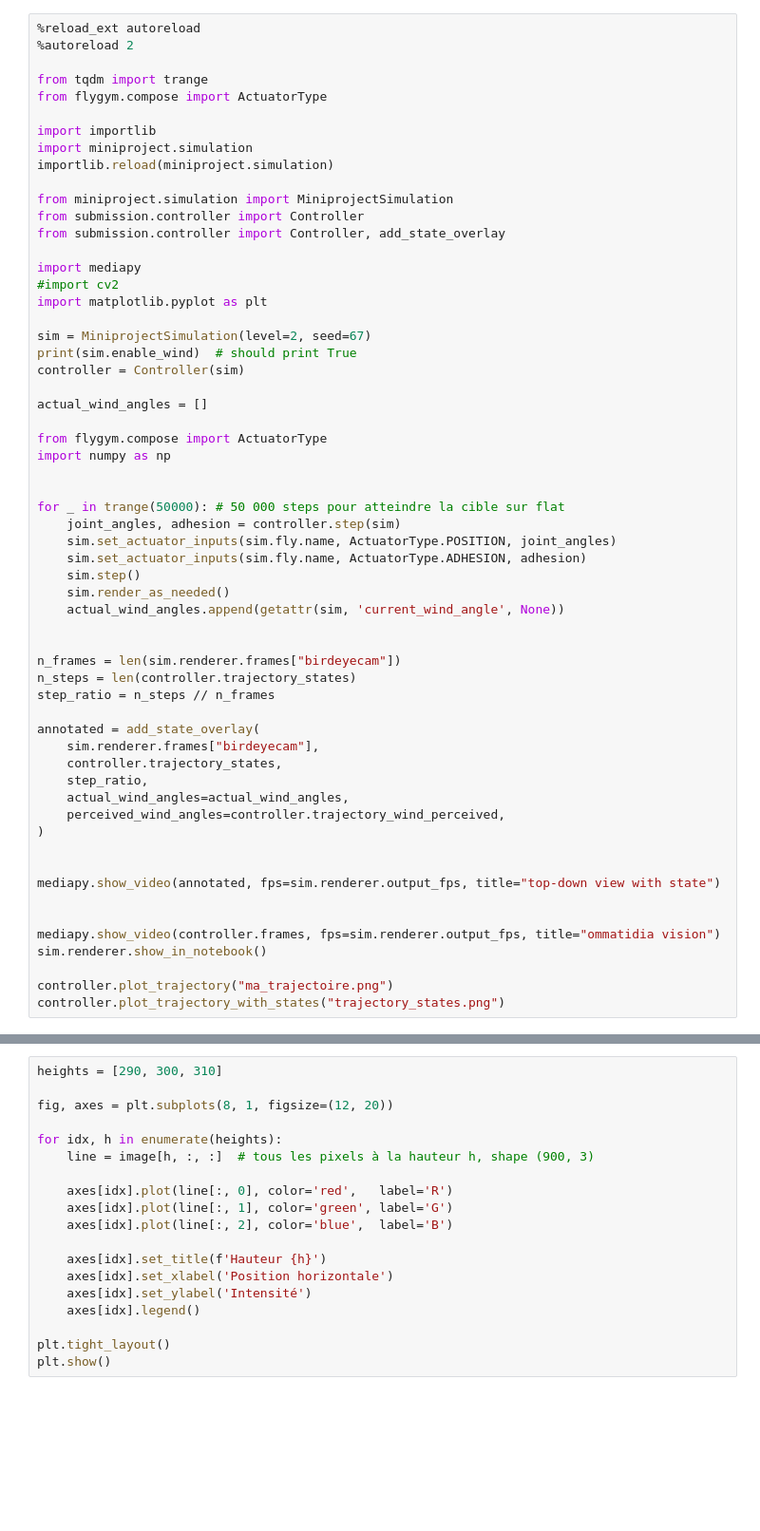
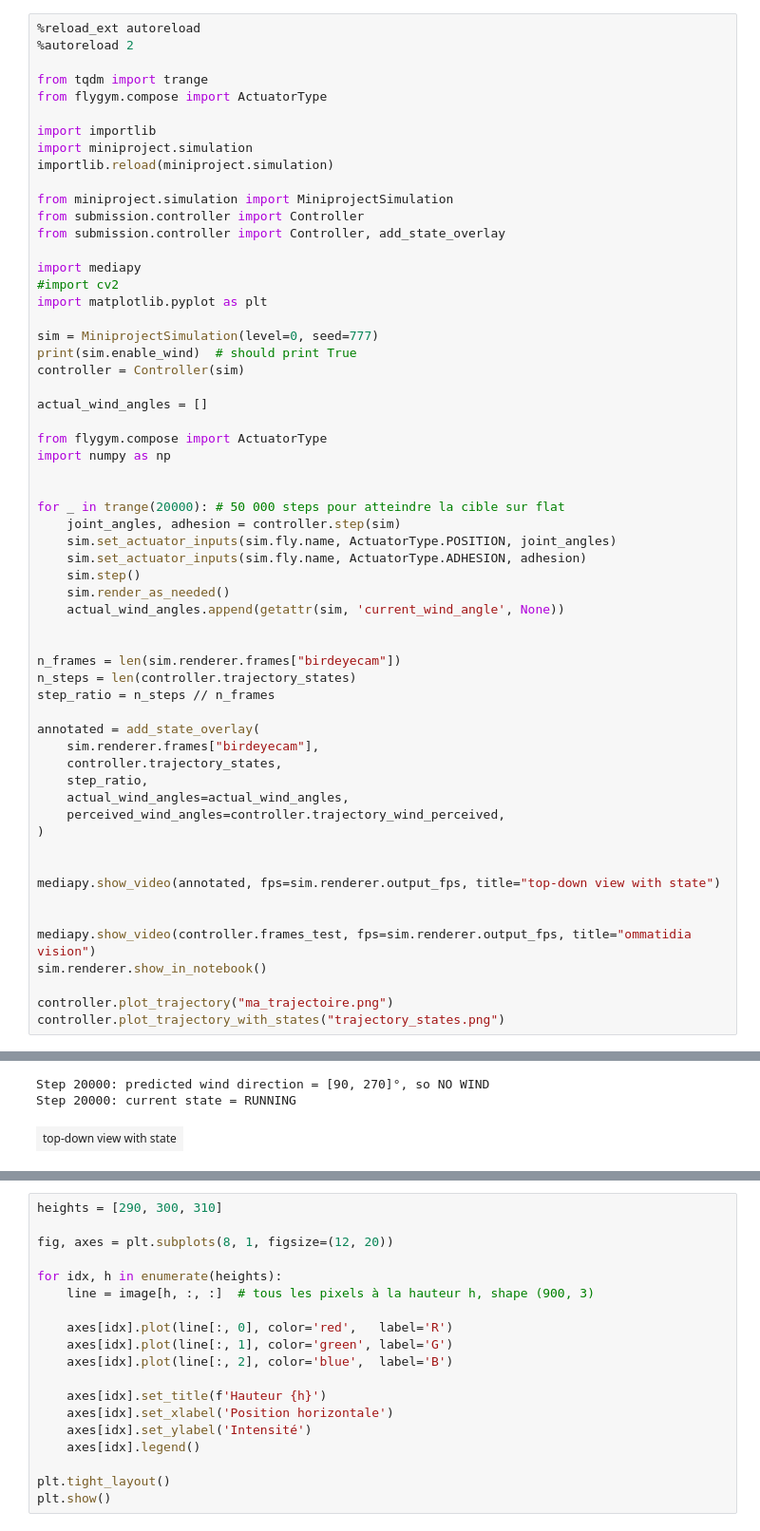
Before and after one commit to JohannePinel/Controlling_BAR_Project, a Jupyter notebook: miniproject/run_controller.ipynb, the cells around one changed output, grey strips where cells are left out. Shown at 95% size. Cells and saved outputs as stored; diff of their text form; blank space fills up the shorter version.

```diff
--- a/miniproject/run_controller.ipynb
+++ b/miniproject/run_controller.ipynb
@@ -17,7 +17,7 @@ import mediapy
 #import cv2
 import matplotlib.pyplot as plt
 
-sim = MiniprojectSimulation(level=2, seed=67)
+sim = MiniprojectSimulation(level=0, seed=777)
 print(sim.enable_wind)  # should print True
 controller = Controller(sim)
 
@@ -27,7 +27,7 @@ from flygym.compose import ActuatorType
 import numpy as np
 
 
-for _ in trange(50000): # 50 000 steps pour atteindre la cible sur flat
+for _ in trange(20000): # 50 000 steps pour atteindre la cible sur flat
     joint_angles, adhesion = controller.step(sim)
     sim.set_actuator_inputs(sim.fly.name, ActuatorType.POSITION, joint_angles)
     sim.set_actuator_inputs(sim.fly.name, ActuatorType.ADHESION, adhesion)
@@ -52,8 +52,9 @@ annotated = add_state_overlay(
 mediapy.show_video(annotated, fps=sim.renderer.output_fps, title="top-down view with state")
 
 
-mediapy.show_video(controller.frames, fps=sim.renderer.output_fps, title="ommatidia vision")
+mediapy.show_video(controller.frames_test, fps=sim.renderer.output_fps, title="ommatidia vision")
 sim.renderer.show_in_notebook()
 
 controller.plot_trajectory("ma_trajectoire.png")
 controller.plot_trajectory_with_states("trajectory_states.png")
+# %% [output]
@@ -59,0 +86,3 @@ controller.plot_trajectory_with_states("trajectory_states.png")
+Step 20000: predicted wind direction = [90, 270]°, so NO WIND
+Step 20000: current state = RUNNING
+| top-down view with state |
```
Also changed, not shown: parts of 3 cells of this notebook, 1 other file.
